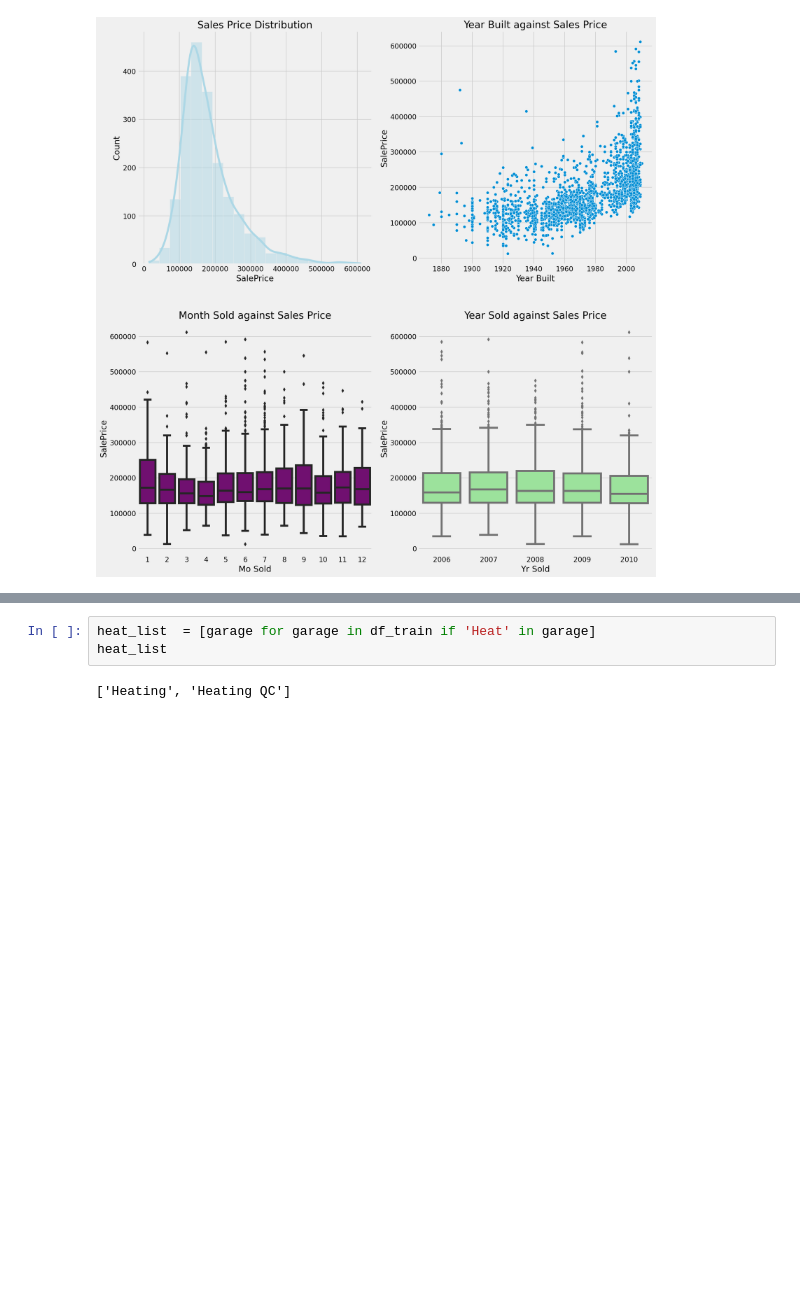
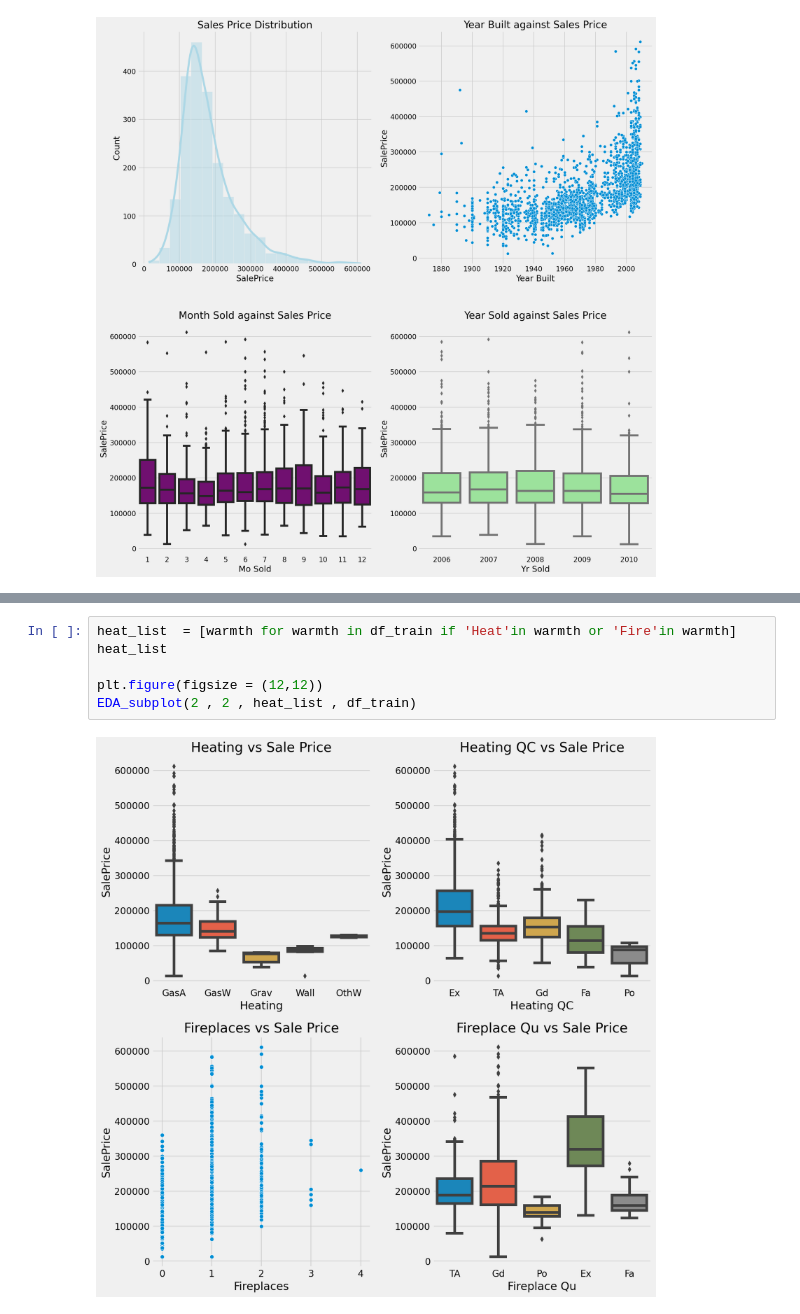
Before and after one commit to 86lekwenshiung/GA-Data-Science-Immersive-Projects, a Jupyter notebook: AMES Housing Price Prediction(P2)/AMES Housing Datasets.ipynb, the cells around one changed output, grey strips where cells are left out. Cells and saved outputs as stored; diff of their text form; blank space fills up the shorter version.

```diff
--- a/AMES Housing Price Prediction(P2)/AMES Housing Datasets.ipynb
+++ b/AMES Housing Price Prediction(P2)/AMES Housing Datasets.ipynb
@@ -282,5 +291,8 @@ visual_subplot(4 , 2 , garage_list)
 # %%
-heat_list  = [garage for garage in df_train if 'Heat' in garage]
+heat_list  = [warmth for warmth in df_train if 'Heat'in warmth or 'Fire'in warmth]
 heat_list
+
+plt.figure(figsize = (12,12))
+EDA_subplot(2 , 2 , heat_list , df_train)
 # %% [output]
-['Heating', 'Heating QC']
+[figure, added]
```
Also changed, not shown: parts of 19 cells of this notebook.
